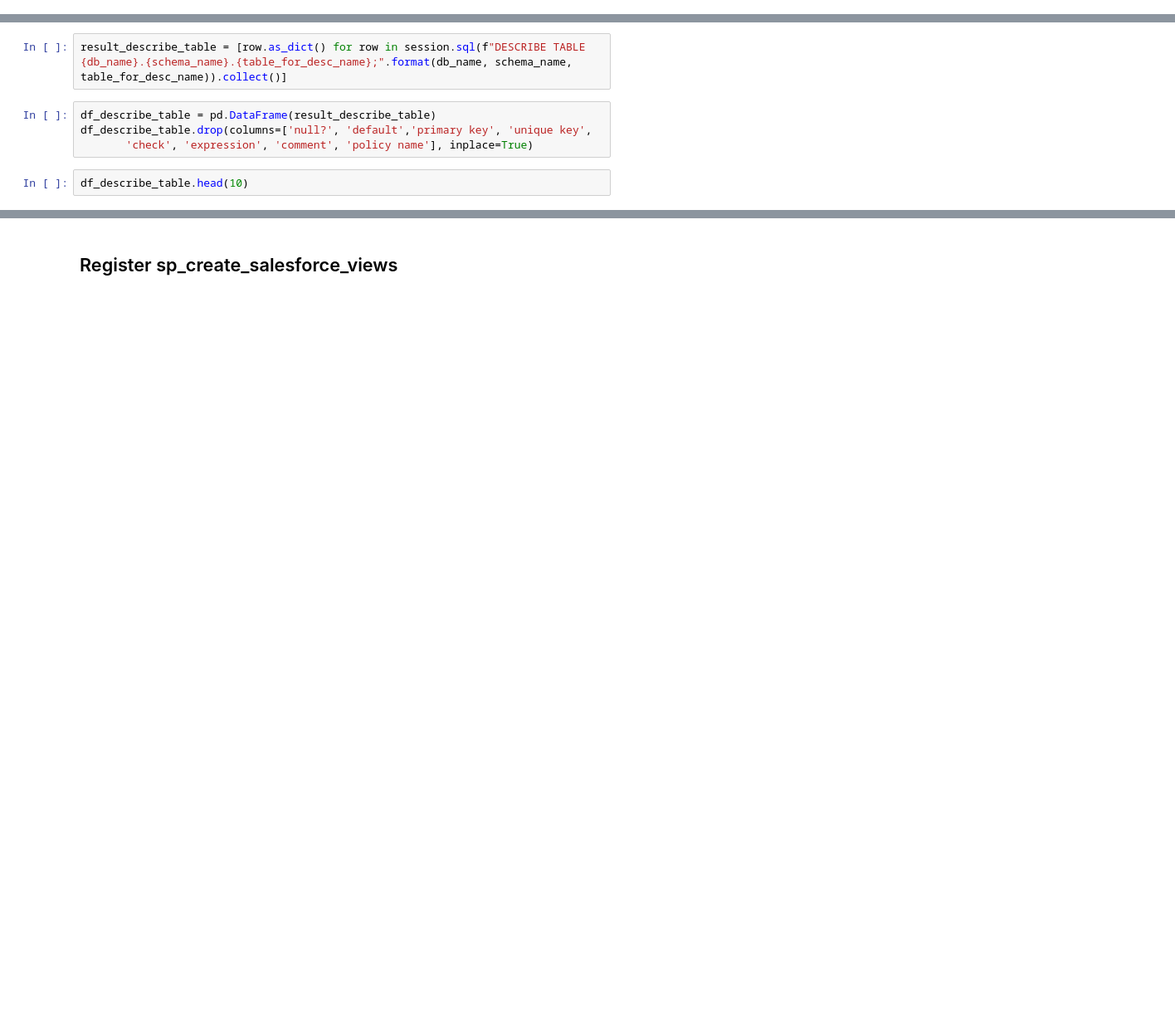
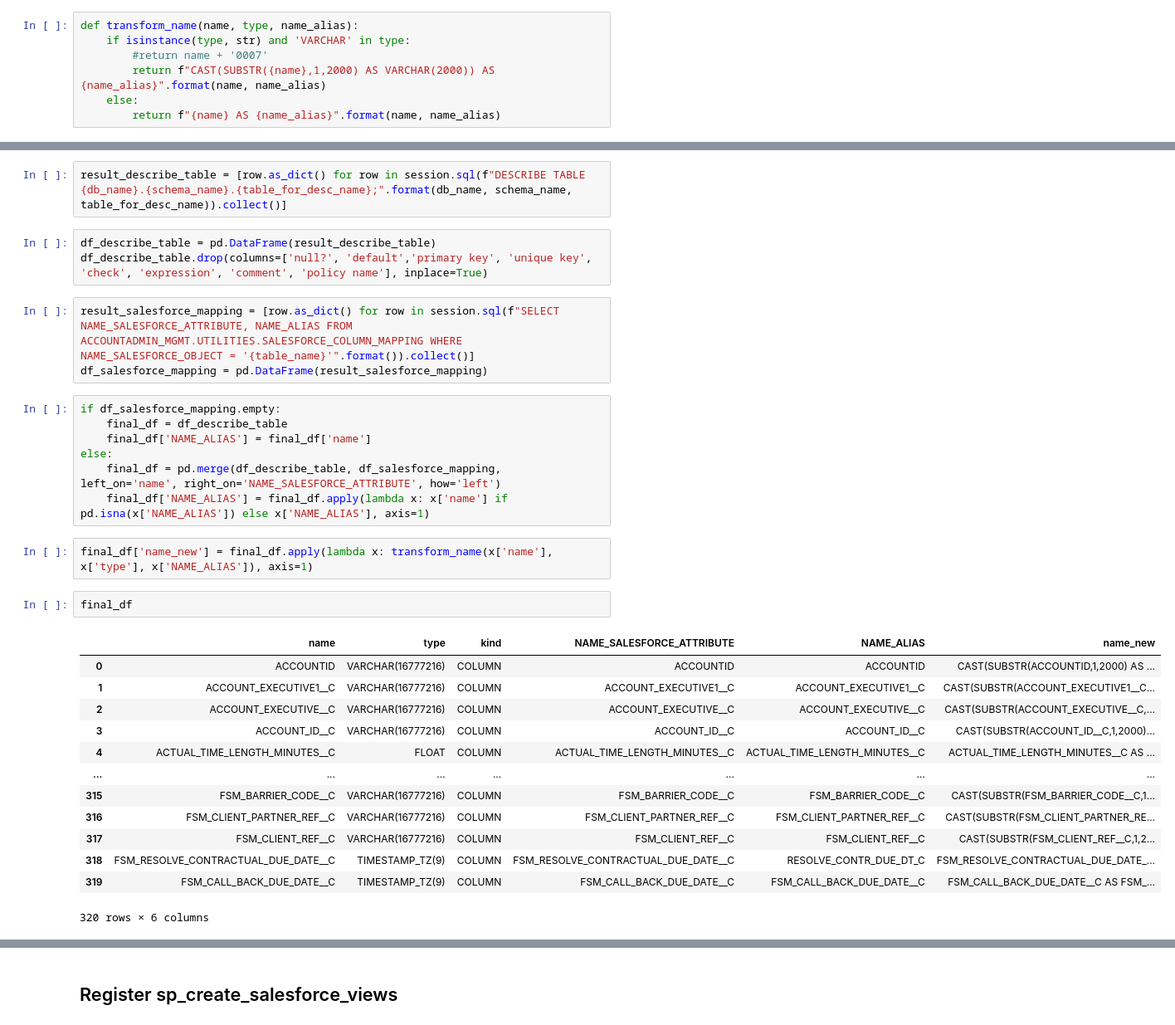
Before and after one commit to domfp13/snowflake-sample-code, a Jupyter notebook: notebooks/fsl/dynamic_salesfoce_view.ipynb, the cells around one changed output, grey strips where cells are left out. Shown at 83% size. Saved outputs shown, nothing was run; the diff lists cells and outputs as text; blank space fills up the shorter version.

Commit message:
Adding dynamic_saleforce_column_detector

```diff
--- a/notebooks/fsl/dynamic_salesfoce_view.ipynb
+++ b/notebooks/fsl/dynamic_salesfoce_view.ipynb
@@ -30,3 +31,10 @@ table_name:str = 'ACCOUNT'
+# %%
+def transform_name(name, type, name_alias):
+    if isinstance(type, str) and 'VARCHAR' in type:
+        #return name + '0007'
+        return f"CAST(SUBSTR({name},1,2000) AS VARCHAR(2000)) AS {name_alias}".format(name, name_alias)
+    else:
+        return f"{name} AS {name_alias}".format(name, name_alias)
 # %%
 table_view_mapping = session.sql(f"SELECT * FROM ACCOUNTADMIN_MGMT.UTILITIES.SALESFORCE_TABLE_VIEW_MAPPING WHERE NAME_SALESFORCE_ENVIRONMENT = '{schema_name}' AND NAME_SALESFORCE_TABLE_ORIGINAL = '{table_name}'".format(schema_name, table_name)).collect()
 table_view_mapping_dic = [row.asDict() for row in table_view_mapping][0]
@@ -38,6 +46,32 @@ result_describe_table = [row.as_dict() for row in session.sql(f"DESCRIBE TABLE {
 # %%
 df_describe_table = pd.DataFrame(result_describe_table)
 df_describe_table.drop(columns=['null?', 'default','primary key', 'unique key',
-       'check', 'expression', 'comment', 'policy name'], inplace=True)
+'check', 'expression', 'comment', 'policy name'], inplace=True)
-# %%
-df_describe_table.head(10)
+# %%
+result_salesforce_mapping = [row.as_dict() for row in session.sql(f"SELECT NAME_SALESFORCE_ATTRIBUTE, NAME_ALIAS FROM ACCOUNTADMIN_MGMT.UTILITIES.SALESFORCE_COLUMN_MAPPING WHERE NAME_SALESFORCE_OBJECT = '{table_name}'".format()).collect()]
+df_salesforce_mapping = pd.DataFrame(result_salesforce_mapping)
+# %%
+if df_salesforce_mapping.empty:
+	final_df = df_describe_table
+	final_df['NAME_ALIAS'] = final_df['name']
+else:
+	final_df = pd.merge(df_describe_table, df_salesforce_mapping, left_on='name', right_on='NAME_SALESFORCE_ATTRIBUTE', how='left')
+	final_df['NAME_ALIAS'] = final_df.apply(lambda x: x['name'] if pd.isna(x['NAME_ALIAS']) else x['NAME_ALIAS'], axis=1)
+# %%
+final_df['name_new'] = final_df.apply(lambda x: transform_name(x['name'], x['type'], x['NAME_ALIAS']), axis=1)
+# %%
+final_df
+# %% [output]
+|  | name | type | kind | NAME_SALESFORCE_ATTRIBUTE | NAME_ALIAS | name_new |
+| 0 | ACCOUNTID | VARCHAR(16777216) | COLUMN | ACCOUNTID | ACCOUNTID | CAST(SUBSTR(ACCOUNTID,1,2000) AS ... |
+| 1 | ACCOUNT_EXECUTIVE1__C | VARCHAR(16777216) | COLUMN | ACCOUNT_EXECUTIVE1__C | ACCOUNT_EXECUTIVE1__C | CAST(SUBSTR(ACCOUNT_EXECUTIVE1__C... |
+| 2 | ACCOUNT_EXECUTIVE__C | VARCHAR(16777216) | COLUMN | ACCOUNT_EXECUTIVE__C | ACCOUNT_EXECUTIVE__C | CAST(SUBSTR(ACCOUNT_EXECUTIVE__C,... |
+| 3 | ACCOUNT_ID__C | VARCHAR(16777216) | COLUMN | ACCOUNT_ID__C | ACCOUNT_ID__C | CAST(SUBSTR(ACCOUNT_ID__C,1,2000)... |
+| 4 | ACTUAL_TIME_LENGTH_MINUTES__C | FLOAT | COLUMN | ACTUAL_TIME_LENGTH_MINUTES__C | ACTUAL_TIME_LENGTH_MINUTES__C | ACTUAL_TIME_LENGTH_MINUTES__C AS ... |
+| ... | ... | ... | ... | ... | ... | ... |
+| 315 | FSM_BARRIER_CODE__C | VARCHAR(16777216) | COLUMN | FSM_BARRIER_CODE__C | FSM_BARRIER_CODE__C | CAST(SUBSTR(FSM_BARRIER_CODE__C,1... |
+| 316 | FSM_CLIENT_PARTNER_REF__C | VARCHAR(16777216) | COLUMN | FSM_CLIENT_PARTNER_REF__C | FSM_CLIENT_PARTNER_REF__C | CAST(SUBSTR(FSM_CLIENT_PARTNER_RE... |
+| 317 | FSM_CLIENT_REF__C | VARCHAR(16777216) | COLUMN | FSM_CLIENT_REF__C | FSM_CLIENT_REF__C | CAST(SUBSTR(FSM_CLIENT_REF__C,1,2... |
+| 318 | FSM_RESOLVE_CONTRACTUAL_DUE_DATE__C | TIMESTAMP_TZ(9) | COLUMN | FSM_RESOLVE_CONTRACTUAL_DUE_DATE__C | RESOLVE_CONTR_DUE_DT_C | FSM_RESOLVE_CONTRACTUAL_DUE_DATE_... |
+| 319 | FSM_CALL_BACK_DUE_DATE__C | TIMESTAMP_TZ(9) | COLUMN | FSM_CALL_BACK_DUE_DATE__C | FSM_CALL_BACK_DUE_DATE__C | FSM_CALL_BACK_DUE_DATE__C AS FSM_... |
+320 rows × 6 columns
```
Also changed, not shown: parts of 18 cells of this notebook, 1 other file.
